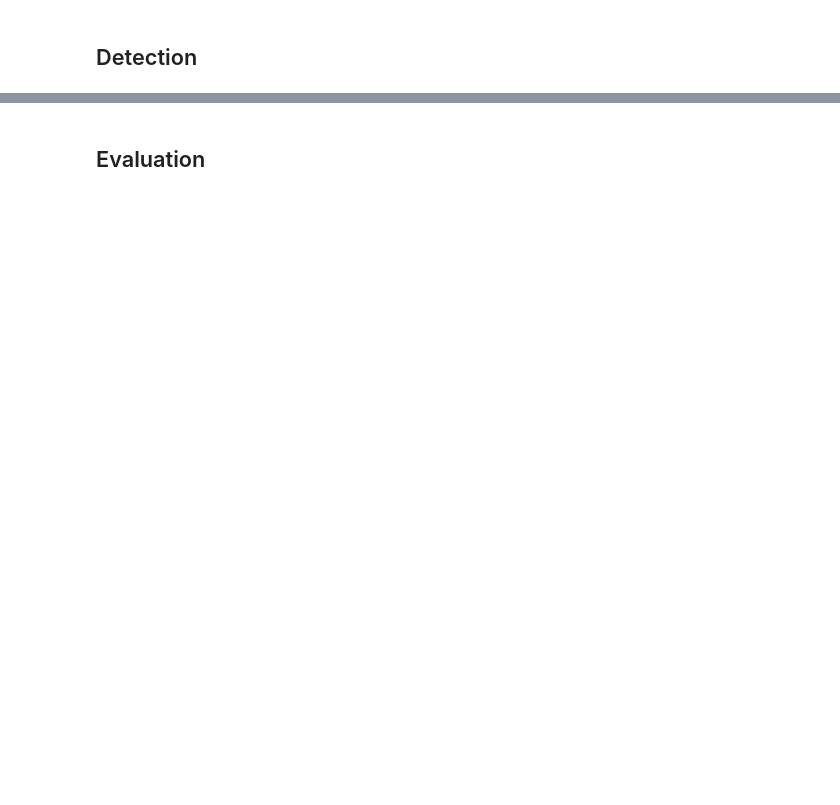
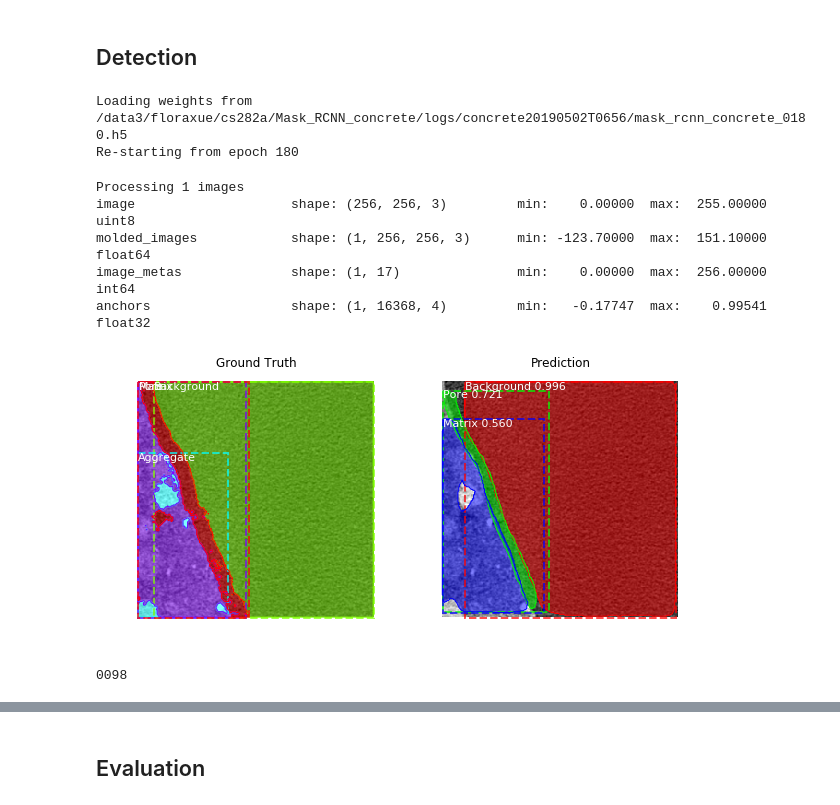
Before and after one commit to ychen1030/Mask_RCNN_concrete, a Jupyter notebook: train_concrete.ipynb, the cells around one changed output, grey strips where cells are left out. Saved outputs shown, nothing was run; the diff lists cells and outputs as text; code cells hidden in the pictures; blank space fills up the shorter version.

```diff
--- a/train_concrete.ipynb
+++ b/train_concrete.ipynb
@@ -260,7 +272,7 @@ model = modellib.MaskRCNN(mode="training", config=config,
                           model_dir=MODEL_DIR)
 # %%
 # Which weights to start with?
-init_with = "coco"  # imagenet, coco, or last
+init_with = "last"  # imagenet, coco, or last
 
 if init_with == "imagenet":
     model.load_weights(model.get_imagenet_weights(), by_name=True)
@@ -361,7 +392,12 @@ class InferenceConfig(ConcreteConfig):
     GPU_COUNT = 1
     IMAGES_PER_GPU = 1
 
+class LargeConfig(ConcreteConfig):
+    IMAGE_MIN_DIM = 2560
+    IMAGE_MAX_DIM = 2560
+
 inference_config = InferenceConfig()
+large_config = LargeConfig()
 
 # Recreate the model in inference mode
 model = modellib.MaskRCNN(mode="inference",
@@ -376,3 +412,28 @@ model_path = model.find_last()
 # Load trained weights
 print("Loading weights from ", model_path)
 model.load_weights(model_path, by_name=True)
+# %% [output]
+Loading weights from  /data3/floraxue/cs282a/Mask_RCNN_concrete/logs/concrete20190502T0656/mask_rcnn_concrete_0180.h5
+Re-starting from epoch 180
+# %%
+# Test on a random cropped image
+crop_image_id = random.choice(dataset_val.image_ids)
+crop_original_image, crop_image_meta, crop_gt_class_id, crop_gt_bbox, crop_gt_mask =\
+    modellib.load_image_gt(dataset_val, inference_config,
+                           crop_image_id, use_mini_mask=False)
+
+
+crop_f, (crop_ax1, crop_ax2) = plt.subplots(1, 2, sharey=True, figsize=[10, 5])
+visualize.display_instances(crop_original_image, crop_gt_bbox, crop_gt_mask, crop_gt_class_id,
+                            dataset_train.class_names, ax=crop_ax1, title="Ground Truth")
+
+r = model.detect([crop_original_image], verbose=1)[0]
+visualize.display_instances(crop_original_image, r['rois'], r['masks'], r['class_ids'],
+                            dataset_val.class_names, r['scores'], ax=crop_ax2, title="Prediction")
+# %% [output]
+Processing 1 images
+image                    shape: (256, 256, 3)         min:    0.00000  max:  255.00000  uint8
+molded_images            shape: (1, 256, 256, 3)      min: -123.70000  max:  151.10000  float64
+image_metas              shape: (1, 17)               min:    0.00000  max:  256.00000  int64
+anchors                  shape: (1, 16368, 4)         min:   -0.17747  max:    0.99541  float32
+[figure, added]
@@ -393,0 +449,16 @@ visualize.display_instances(original_image, gt_bbox, gt_mask, gt_class_id,
+# %%
+info = dataset_val_all.image_info[image_id]
+real_id = info['id'][:4] # get real id i.e. '0085'
+print(real_id)
+
+# get all sub original images i.e. '0085_row_00_col_00_crop.tif'
+original_images = []
+for i in range(37):
+    for j in range(37):
+        name = "{}_row_{}_col_{}_crop.tif".format(real_id, i, j)
+        img = skimage.io.imread('../data/dataset_1/raw_crop_image_100/'+name)
+        if img.ndim != 3:
+            img = skimage.color.gray2rgb(img)
+        original_images.append(img)
+# %% [output]
+0098
```
Also changed, not shown: parts of 19 cells of this notebook.
